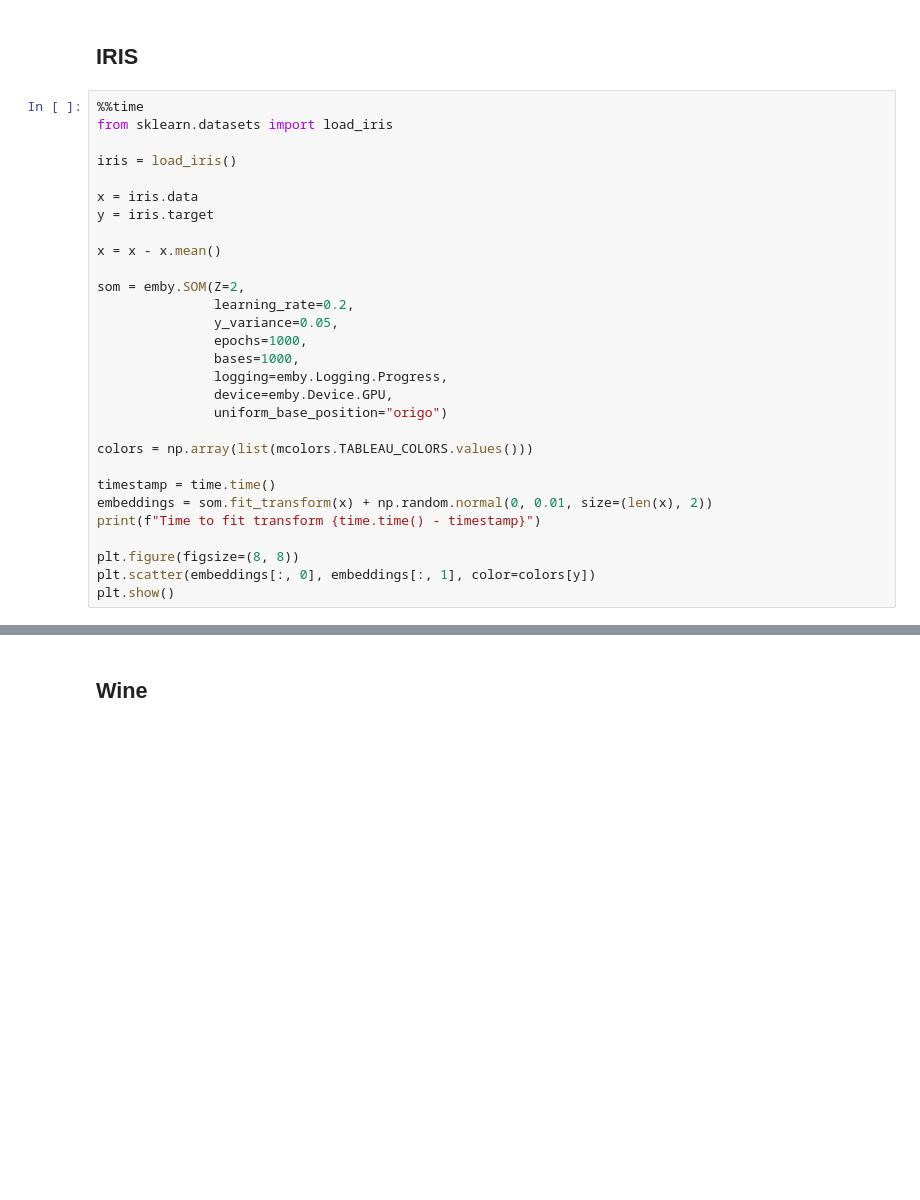
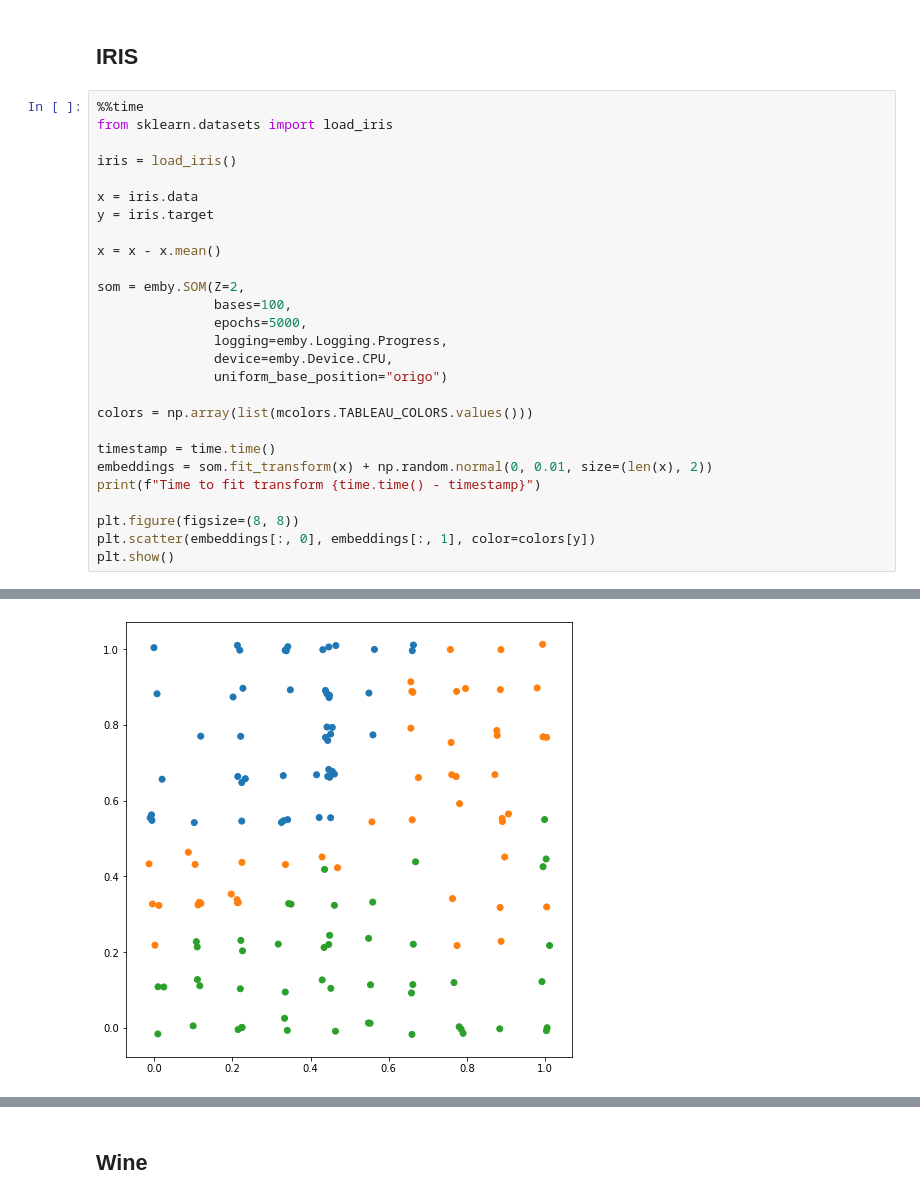
Before and after one commit to JonasRSV/emby, a Jupyter notebook: examples/som_examples.ipynb, the cells around one changed output, grey strips where cells are left out. Cells and saved outputs as stored; diff of their text form; blank space fills up the shorter version.

```diff
--- a/examples/som_examples.ipynb
+++ b/examples/som_examples.ipynb
@@ -102,12 +116,10 @@ y = iris.target
 x = x - x.mean()
 
 som = emby.SOM(Z=2,
-               learning_rate=0.2,
-               y_variance=0.05,
-               epochs=1000,
-               bases=1000,
+               bases=100,
+               epochs=5000,
                logging=emby.Logging.Progress,
-               device=emby.Device.GPU,
+               device=emby.Device.CPU,
                uniform_base_position="origo")
 
 colors = np.array(list(mcolors.TABLEAU_COLORS.values()))
@@ -119,3 +131,4 @@ print(f"Time to fit transform {time.time() - timestamp}")
 plt.figure(figsize=(8, 8))
 plt.scatter(embeddings[:, 0], embeddings[:, 1], color=colors[y])
 plt.show()
+# %% [output]
@@ -121,0 +152 @@ plt.show()
+[figure, added]
```
Also changed, not shown: parts of 17 cells of this notebook, 9 other files.
